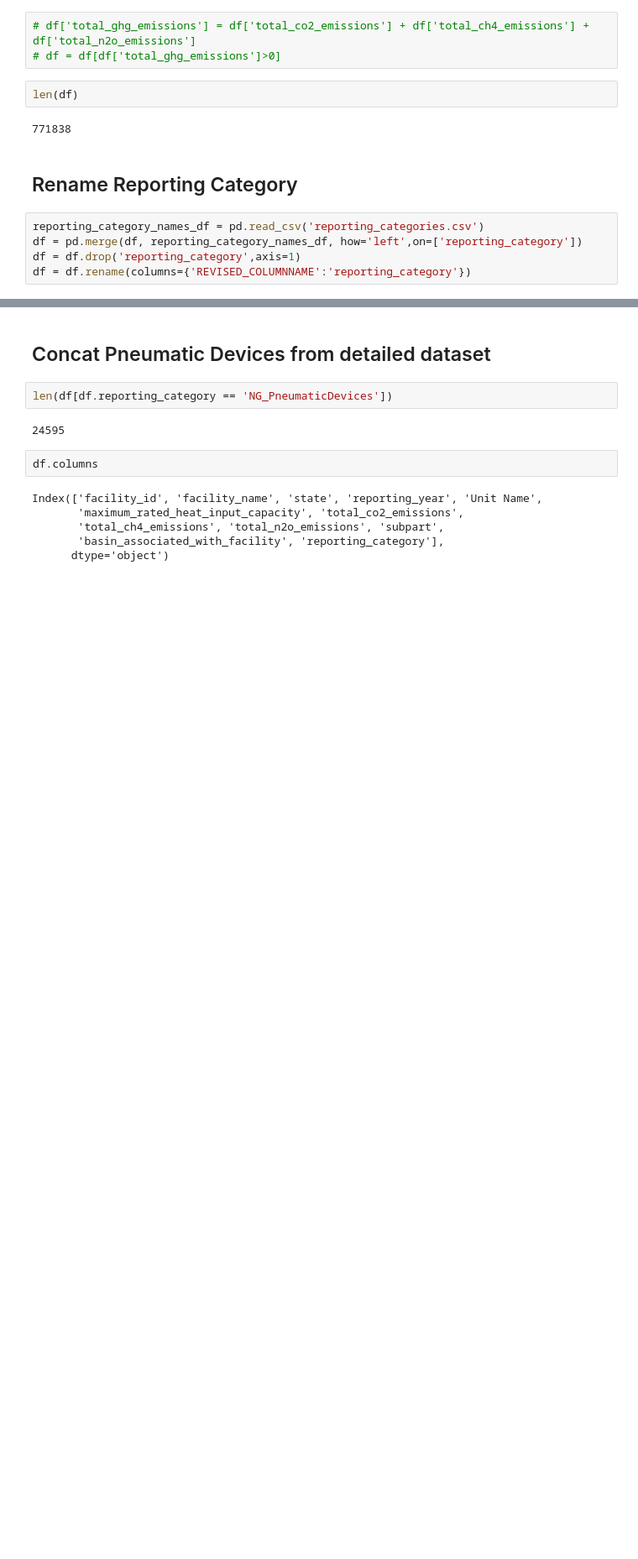
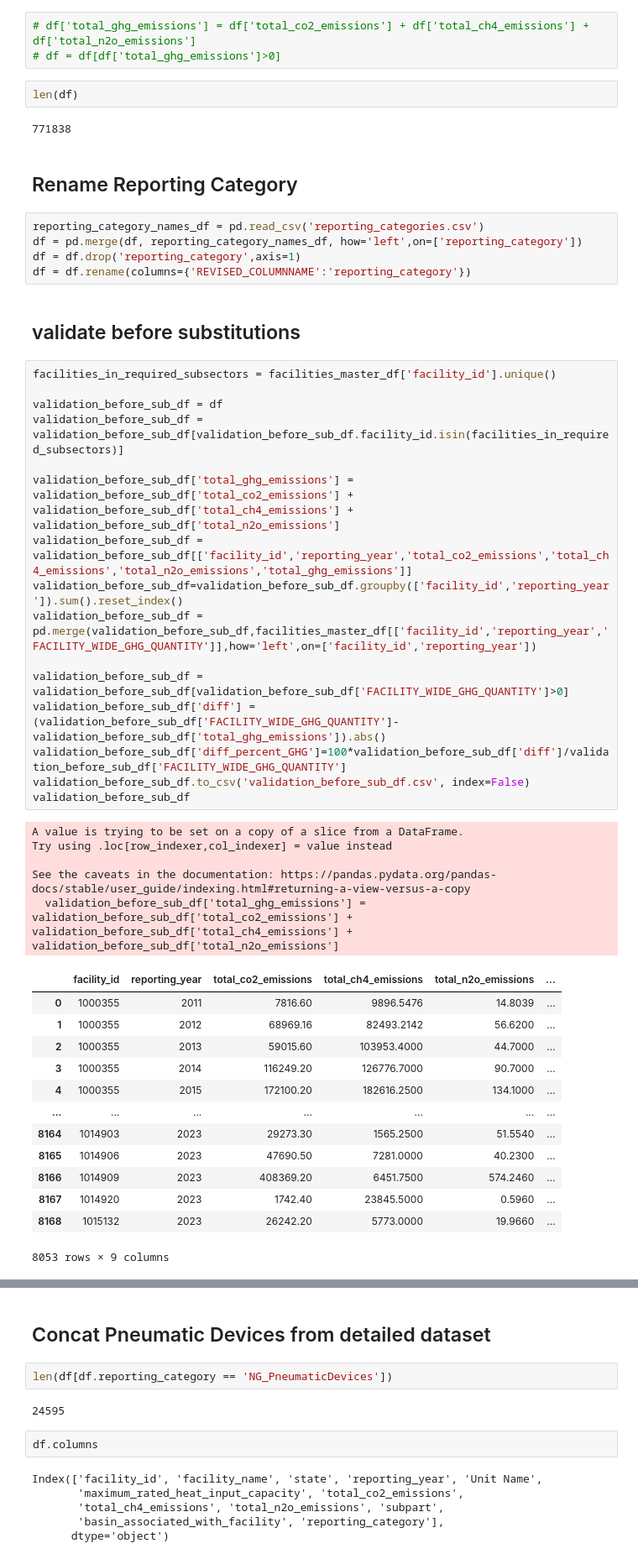
Before and after one commit to shankze/okc_facilities_data, a Jupyter notebook: OKC_Facilities.ipynb, the cells around one changed output, grey strips where cells are left out. Shown at 84% size. Saved outputs shown, nothing was run; the diff lists cells and outputs as text; blank space fills up the shorter version.

Commit message:
validation

```diff
--- a/OKC_Facilities.ipynb
+++ b/OKC_Facilities.ipynb
@@ -212,3 +212,40 @@ reporting_category_names_df = pd.read_csv('reporting_categories.csv')
 df = pd.merge(df, reporting_category_names_df, how='left',on=['reporting_category'])
 df = df.drop('reporting_category',axis=1)
 df = df.rename(columns={'REVISED_COLUMNNAME':'reporting_category'})
+# %% [markdown]
+## validate before substitutions
+# %%
+facilities_in_required_subsectors = facilities_master_df['facility_id'].unique()
+
+validation_before_sub_df = df
+validation_before_sub_df = validation_before_sub_df[validation_before_sub_df.facility_id.isin(facilities_in_required_subsectors)]
+
+validation_before_sub_df['total_ghg_emissions'] = validation_before_sub_df['total_co2_emissions'] + validation_before_sub_df['total_ch4_emissions'] + validation_before_sub_df['total_n2o_emissions']
+validation_before_sub_df = validation_before_sub_df[['facility_id','reporting_year','total_co2_emissions','total_ch4_emissions','total_n2o_emissions','total_ghg_emissions']]
+validation_before_sub_df=validation_before_sub_df.groupby(['facility_id','reporting_year']).sum().reset_index()
+validation_before_sub_df = pd.merge(validation_before_sub_df,facilities_master_df[['facility_id','reporting_year','FACILITY_WIDE_GHG_QUANTITY']],how='left',on=['facility_id','reporting_year'])
+
+validation_before_sub_df = validation_before_sub_df[validation_before_sub_df['FACILITY_WIDE_GHG_QUANTITY']>0]
+validation_before_sub_df['diff'] = (validation_before_sub_df['FACILITY_WIDE_GHG_QUANTITY']-validation_before_sub_df['total_ghg_emissions']).abs()
+validation_before_sub_df['diff_percent_GHG']=100*validation_before_sub_df['diff']/validation_before_sub_df['FACILITY_WIDE_GHG_QUANTITY']
+validation_before_sub_df.to_csv('validation_before_sub_df.csv', index=False)
+validation_before_sub_df
+# %% [output]
+A value is trying to be set on a copy of a slice from a DataFrame.
+Try using .loc[row_indexer,col_indexer] = value instead
+
+See the caveats in the documentation: https://pandas.pydata.org/pandas-docs/stable/user_guide/indexing.html#returning-a-view-versus-a-copy
+  validation_before_sub_df['total_ghg_emissions'] = validation_before_sub_df['total_co2_emissions'] + validation_before_sub_df['total_ch4_emissions'] + validation_before_sub_df['total_n2o_emissions']
+|  | facility_id | reporting_year | total_co2_emissions | total_ch4_emissions | total_n2o_emissions | ... |
+| 0 | 1000355 | 2011 | 7816.60 | 9896.5476 | 14.8039 | ... |
+| 1 | 1000355 | 2012 | 68969.16 | 82493.2142 | 56.6200 | ... |
+| 2 | 1000355 | 2013 | 59015.60 | 103953.4000 | 44.7000 | ... |
+| 3 | 1000355 | 2014 | 116249.20 | 126776.7000 | 90.7000 | ... |
+| 4 | 1000355 | 2015 | 172100.20 | 182616.2500 | 134.1000 | ... |
+| ... | ... | ... | ... | ... | ... | ... |
+| 8164 | 1014903 | 2023 | 29273.30 | 1565.2500 | 51.5540 | ... |
+| 8165 | 1014906 | 2023 | 47690.50 | 7281.0000 | 40.2300 | ... |
+| 8166 | 1014909 | 2023 | 408369.20 | 6451.7500 | 574.2460 | ... |
+| 8167 | 1014920 | 2023 | 1742.40 | 23845.5000 | 0.5960 | ... |
+| 8168 | 1015132 | 2023 | 26242.20 | 5773.0000 | 19.9660 | ... |
+8053 rows × 9 columns
```
Also changed, not shown: parts of 5 cells of this notebook, 1 other file.
